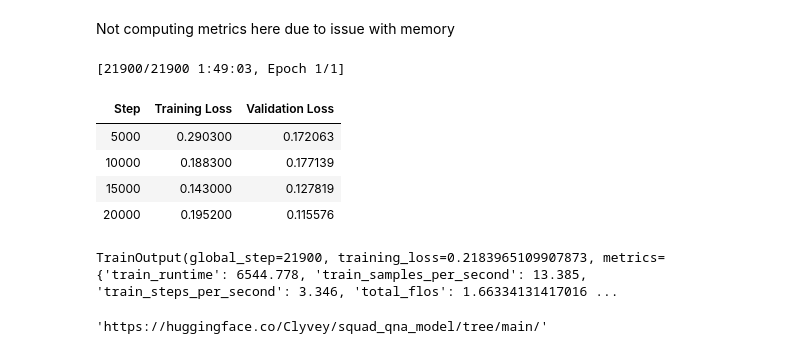
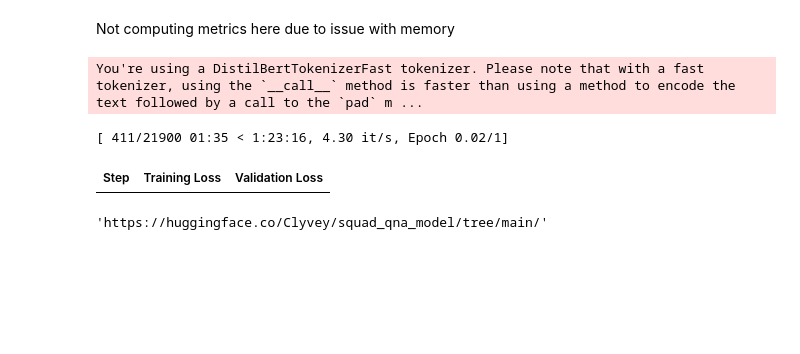
Before and after one commit to lizekai-richard/CS4248-Project, a Jupyter notebook: qna_model.ipynb, the cells around one changed output. Drawn from its saved outputs; the diff is of its cells as text; code cells hidden in the pictures; blank space fills up the shorter version.

```diff
--- a/qna_model.ipynb
+++ b/qna_model.ipynb
@@ -144,3 +126,0 @@ def add_answers(dataset, generator=generate_bad_labels):
-# %%
-squad['train'] = add_answers(squad['train'], generator=generate_bad_labels_from_answers)
-squad['validation'] = add_answers(squad['validation'], generator=generate_bad_labels_from_answers)
@@ -159,3 +141,37 @@ squad['train'][0]
+# %%
+wrong = {'b1' : b1, 'b2' : b2}
+wrong_val = {'b1' : b3, 'b2' : b4}
+# %%
+#wrong_answers is a dict of lists. correct_answers is a list, seed for reproducibility of answer shuffling
+def preprocess_dataset_for_training_qna(dataset, wrong_answers, tokenizer, seed=0):
+    random.seed(seed)
+    correct_answers = [x['text'][0] for x in dataset['answers']]
+    for k,v in wrong_answers.items():
+        dataset = dataset.add_column(k, v)
+    dataset = dataset.add_column("correct_answer", correct_answers)
+
+    labels = [random.randint(0, len(wrong_answers)) for _ in correct_answers]
+    dataset = dataset.add_column("label", labels)
+
+    ans_names = ["correct_answer"]
+    ans_names.extend(wrong_answers.keys())
+    def pf(examples):
+        context = [[c] * 3 for c in examples["context"]]
+        question = examples["question"]
+        labels = examples["label"]
+        qna = [
+            [f"{q} {examples[ans][i]}" for ans in ans_names] for i, q in enumerate(question)
+        ]
+        for i, q in enumerate(qna):
+            label = labels[i]
+            q[0], q[label] = q[label], q[0]
+        context = sum(context, [])
+        qna = sum(qna, [])
+
+        tokenized_examples = tokenizer(context, qna, truncation="only_first")
+        return {k: [v[i : i + 3] for i in range(0, len(v), 3)] for k, v in tokenized_examples.items()}
+
+    return dataset.map(pf, batched=True)
 # %%
 from transformers import AutoTokenizer
 
@@ -182,3 +179,6 @@ tokenized_squad = squad.map(preprocess_function, batched=True)
+# %%
+mcq_train = preprocess_dataset_for_training_qna(squad['train'], wrong, tokenizer)
+mcq_val = preprocess_dataset_for_training_qna(squad['validation'], wrong_val, tokenizer)
 # %%
 from dataclasses import dataclass
 from transformers.tokenization_utils_base import PreTrainedTokenizerBase, PaddingStrategy
@@ -230,38 +230,34 @@ Not computing metrics here due to issue with memory
 # %%
 training_args = TrainingArguments(
     output_dir="squad_qna_model",
     evaluation_strategy="steps",
     eval_steps = 5000,
     save_strategy="steps",
     save_steps = 5000,
     load_best_model_at_end=True,
     learning_rate=5e-5,
     per_device_train_batch_size=4,
     per_device_eval_batch_size=4,
     num_train_epochs=1,
     weight_decay=0.01,
     push_to_hub=True,
     prediction_loss_only=True
 )
 
 trainer = Trainer(
     model=model,
     args=training_args,
-    train_dataset=tokenized_squad["train"],
-    eval_dataset=tokenized_squad["validation"],
+    train_dataset=mcq_train,
+    eval_dataset=mcq_val,
     tokenizer=tokenizer,
     data_collator=DataCollatorForMultipleChoice(tokenizer=tokenizer),
 )
 
 trainer.train()
 # %% [output]
-[21900/21900 1:49:03, Epoch 1/1]
+You're using a DistilBertTokenizerFast tokenizer. Please note that with a fast tokenizer, using the `__call__` method is faster than using a method to encode the text followed by a call to the `pad` m ...
+[ 411/21900 01:35 < 1:23:16, 4.30 it/s, Epoch 0.02/1]
 | Step | Training Loss | Validation Loss |
-| 5000 | 0.290300 | 0.172063 |
-| 10000 | 0.188300 | 0.177139 |
-| 15000 | 0.143000 | 0.127819 |
-| 20000 | 0.195200 | 0.115576 |
-TrainOutput(global_step=21900, training_loss=0.2183965109907873, metrics={'train_runtime': 6544.778, 'train_samples_per_second': 13.385, 'train_steps_per_second': 3.346, 'total_flos': 1.66334131417016 ...
 # %%
 trainer.push_to_hub()
 # %% [output]
```
Also changed, not shown: parts of 16 cells of this notebook, 2 other files.
